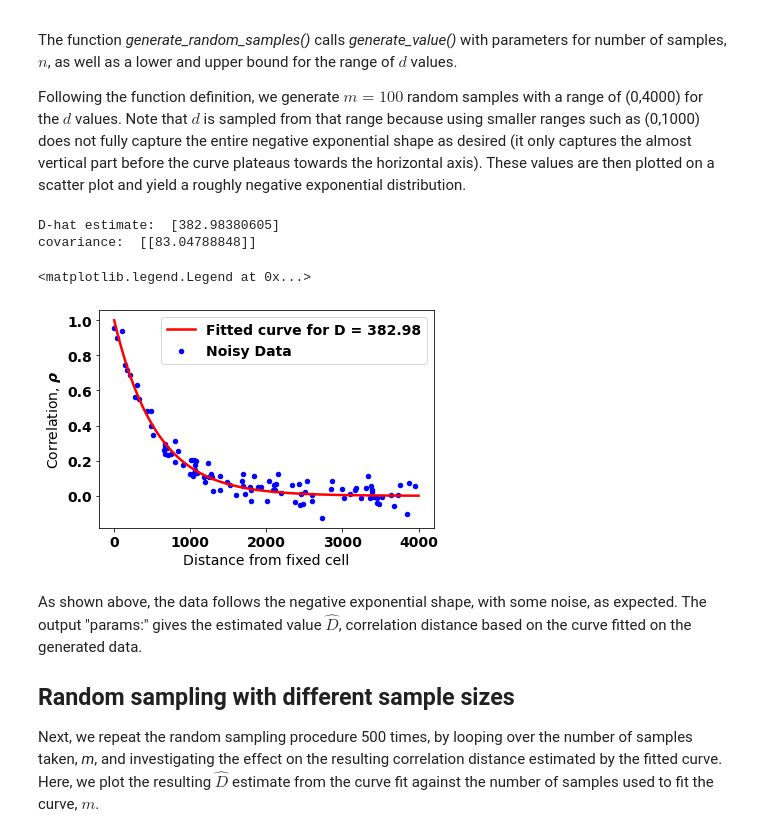
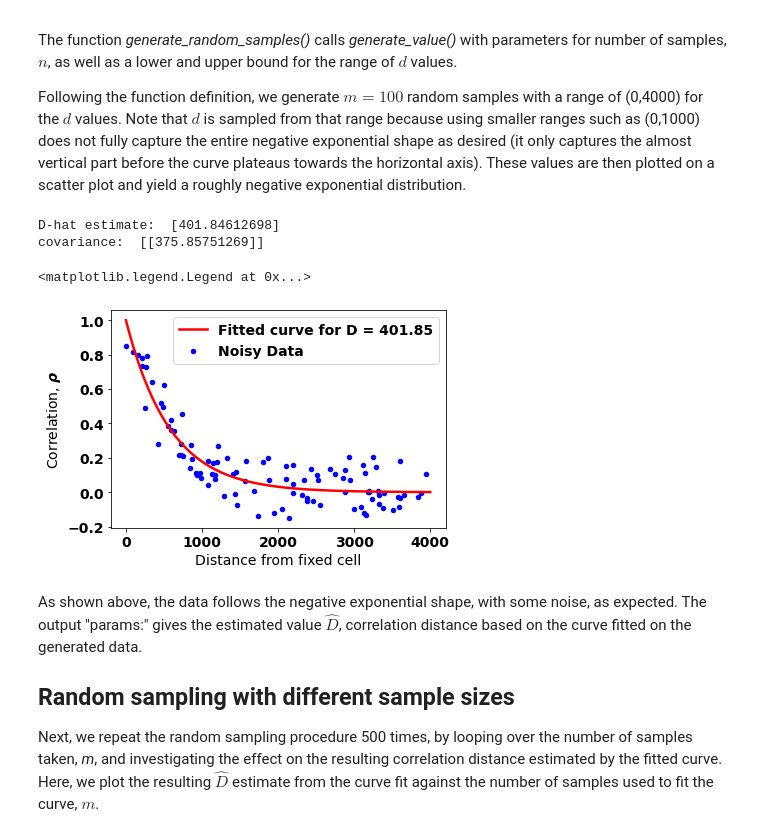
Before and after one commit to mustafa-majid-uu/curvefit_sampling, a Jupyter notebook: sampling_v2.ipynb, the cells around one changed output. Cells and saved outputs as stored; diff of their text form; code cells hidden in the pictures.

```diff
--- a/sampling_v2.ipynb
+++ b/sampling_v2.ipynb
@@ -52,7 +52,7 @@ The function *generate_random_samples()* calls *generate_value()* with parameter
 Following the function definition, we generate $m=100$ random samples with a range of (0,4000) for the $d$ values. Note that $d$ is sampled from that range because using smaller ranges such as (0,1000) does not fully capture the entire negative exponential shape as desired (it only captures the almost vertical part before the curve plateaus towards the horizontal axis). These values are then plotted on a scatter plot and yield a roughly negative exponential distribution.
 # %%
 #set standard error, e
-e = 0.05
+e = 0.1
 
 # LPS: I've un-hardcoded the maximum distance at which we sample data.
 MaxDistance = 4000
@@ -67,36 +67,36 @@ def generate_random_samples(n,lower_bound,upper_bound,err):
 
         x.append(d)
         y.append(rho_noisy)
     return (x,y)
 
 
 
 #Generate scatter plot of distance vs correlation, with random colors to help differentiate overlapping points.
 m = 100 #number of samples
 x,y = generate_random_samples(m,0,MaxDistance,e) #pass distance bounds and st. error
 plt.figure(0)
 plt.scatter(x,y, c='blue', s=20)
 
 plt.xlabel("Distance from fixed cell")
 plt.ylabel(r'Correlation, $\rho$')
 #plt.title("Scatter plot of generated distance and correlation values")
 rp0 = np.random.uniform(100,1000) #sample initial random guess of D-hat for curve fitting
 params, covs = optimize.curve_fit(cordist, xdata = x, ydata = y, p0=rp0) #fit curve with generated data and initial guess for parameter as 400km
 
 print("D-hat estimate: ", params) #this prints the value of b (corr. distance) estimated from the curve fit on the generated data
 print("covariance: ", covs)
 
 #Plot the fitted curve by calculating y values based on rho without noise
 axis_d = np.array(range(MaxDistance)) #prepare the axis for the fitted line
 yfit = 2**(-axis_d/params[0]) #use the estimated D-hat for the fitted line
 plt.plot(axis_d, yfit, c='red',linewidth='2.5')
 l_strg = "Fitted curve for " + "D" + " = " + str(round(params[0],2))
 plt.legend((l_strg,'Noisy Data'))
 # %% [output]
-D-hat estimate:  [382.98380605]
-covariance:  [[83.04788848]]
+D-hat estimate:  [401.84612698]
+covariance:  [[375.85751269]]
 <matplotlib.legend.Legend at 0x...>
-[figure, old version]
+[figure, new version]
 # %% [markdown]
 As shown above, the data follows the negative exponential shape, with some noise, as expected. The output "params:" gives the estimated value $\hat{D}$, correlation distance based on the curve fitted on the generated data.
 
```
Also changed, not shown: parts of 5 cells of this notebook.
